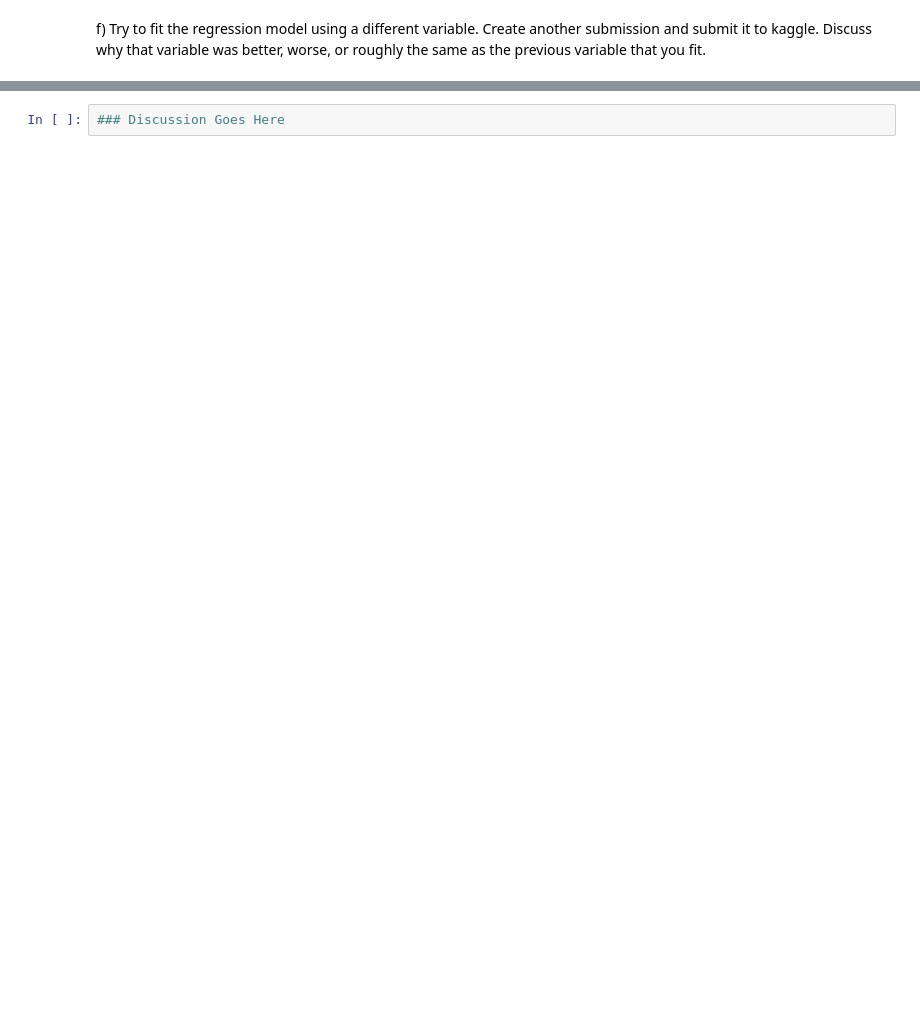
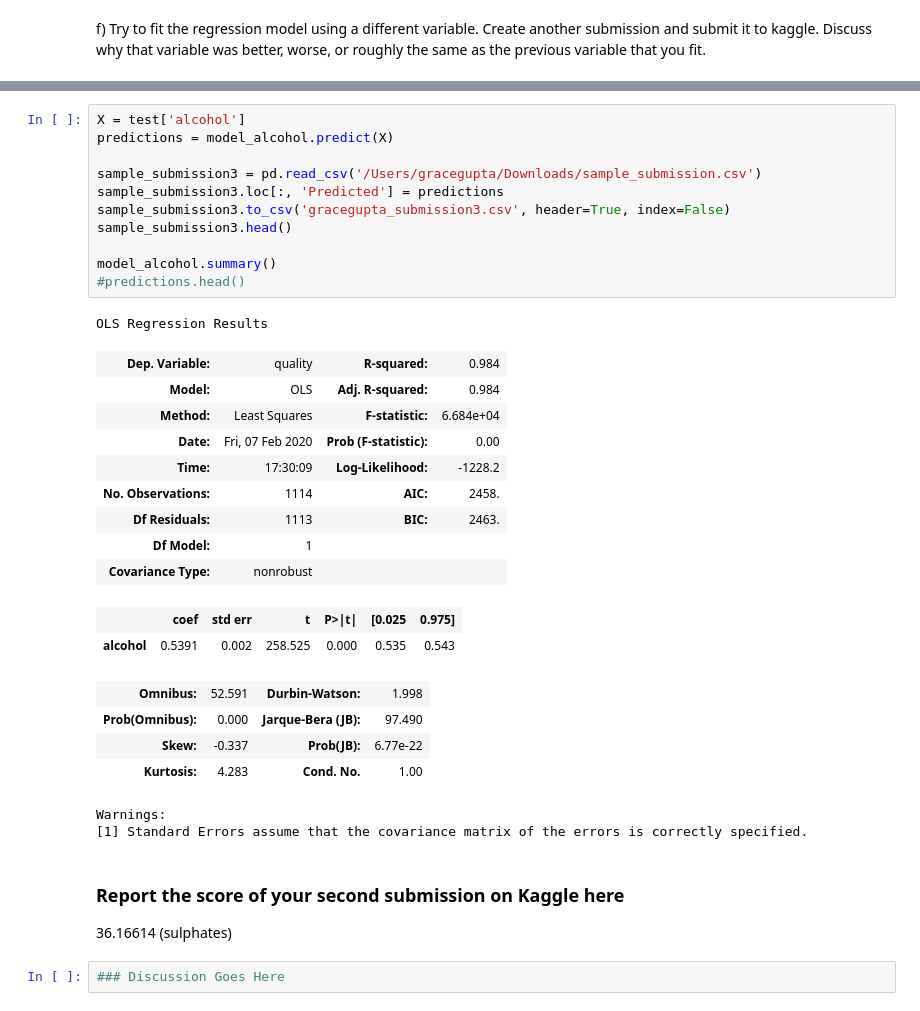
Before and after one commit to nayanika-g/simple-linear-regression, a Jupyter notebook: HW1_Spring2020.ipynb, the cells around one changed output, grey strips where cells are left out. Saved outputs shown, nothing was run; the diff lists cells and outputs as text; blank space fills up the shorter version.

```diff
--- a/HW1_Spring2020.ipynb
+++ b/HW1_Spring2020.ipynb
@@ -382,2 +435,35 @@ f) Try to fit the regression model using a different variable. Create another su
+# %%
+X = test['alcohol']
+predictions = model_alcohol.predict(X)
+
+sample_submission3 = pd.read_csv('/Users/gracegupta/Downloads/sample_submission.csv')
+sample_submission3.loc[:, 'Predicted'] = predictions
+sample_submission3.to_csv('gracegupta_submission3.csv', header=True, index=False)
+sample_submission3.head()
+
+model_alcohol.summary()
+#predictions.head()
+# %% [output]
+OLS Regression Results
+| Dep. Variable: | quality | R-squared: | 0.984 |
+| Model: | OLS | Adj. R-squared: | 0.984 |
+| Method: | Least Squares | F-statistic: | 6.684e+04 |
+| Date: | Fri, 07 Feb 2020 | Prob (F-statistic): | 0.00 |
+| Time: | 17:30:09 | Log-Likelihood: | -1228.2 |
+| No. Observations: | 1114 | AIC: | 2458. |
+| Df Residuals: | 1113 | BIC: | 2463. |
+| Df Model: | 1 |  |  |
+| Covariance Type: | nonrobust |  |  |
+|  | coef | std err | t | P>|t| | [0.025 | 0.975] |
+| alcohol | 0.5391 | 0.002 | 258.525 | 0.000 | 0.535 | 0.543 |
+| Omnibus: | 52.591 | Durbin-Watson: | 1.998 |
+| Prob(Omnibus): | 0.000 | Jarque-Bera (JB): | 97.490 |
+| Skew: | -0.337 | Prob(JB): | 6.77e-22 |
+| Kurtosis: | 4.283 | Cond. No. | 1.00 |
+Warnings:
+[1] Standard Errors assume that the covariance matrix of the errors is correctly specified.
+# %% [markdown]
+### Report the score of your second submission on Kaggle here
+36.16614 (sulphates)
 # %%
 ### Discussion Goes Here
```
Also changed, not shown: parts of 7 cells of this notebook.
